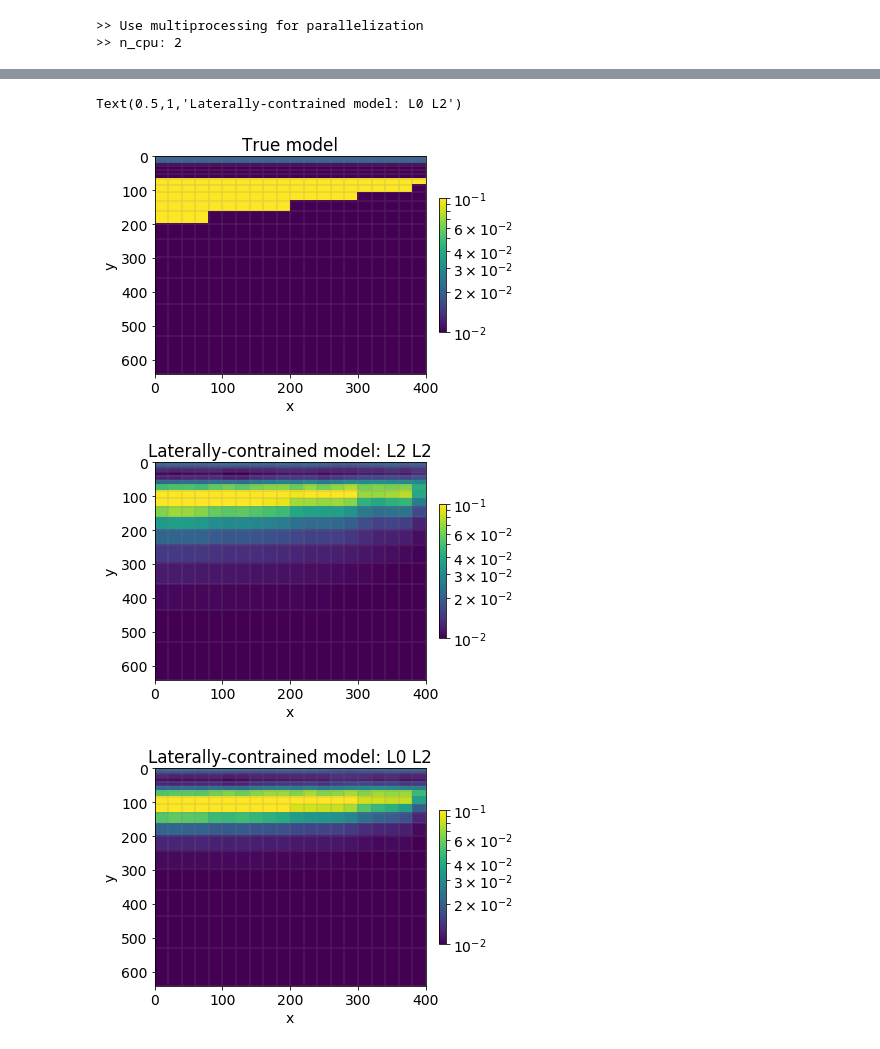
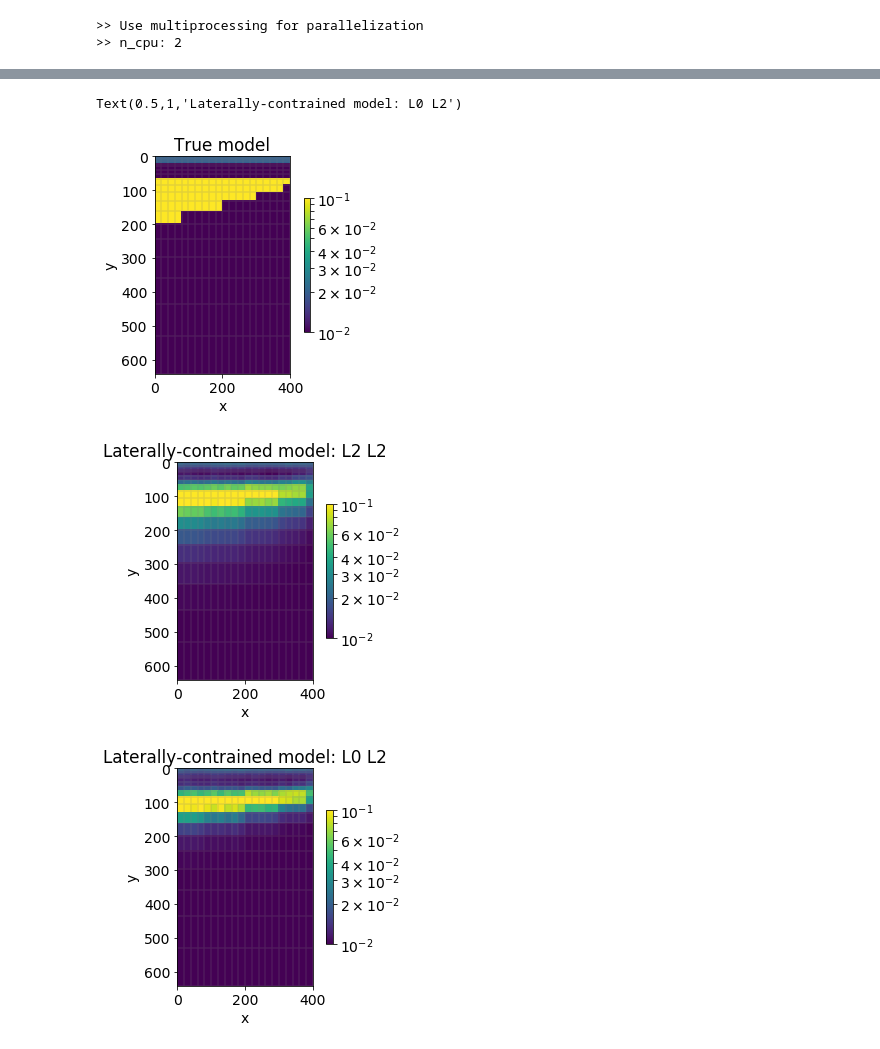
Before and after one commit to simpeg/simpegEM1D, a Jupyter notebook: simpegem1d/notebooks/Test_global_em1d_inversion_td.ipynb, the cells around one changed output, grey strips where cells are left out. Drawn from its saved outputs; the diff is of its cells as text; code cells hidden in the pictures.

```diff
--- a/simpegem1d/notebooks/Test_global_em1d_inversion_td.ipynb
+++ b/simpegem1d/notebooks/Test_global_em1d_inversion_td.ipynb
@@ -128,7 +127,10 @@ reg = Regularization.Sparse(
 p = 0
 qx, qz = 1., 1.
 reg.norms = np.c_[p, qx, qz, 0.]
-IRLS = Directives.Update_IRLS(maxIRLSiter=5, minGNiter=1, fix_Jmatrix=True)
+IRLS = Directives.Update_IRLS(
+    maxIRLSiter=5, minGNiter=1, fix_Jmatrix=True,
+    betaSearch=False
+)
 opt = Optimization.InexactGaussNewton(maxIter = 20)
 invProb = InvProblem.BaseInvProblem(dmisfit, reg, opt)
 beta = Directives.BetaSchedule(coolingFactor=2, coolingRate=1)
@@ -177,39 +180,39 @@ cb = plt.colorbar(
     )[0],
     fraction=0.02, pad=0.04
 )
 
 plt.ylim(mesh.vectorNy.max(), mesh.vectorNy.min())
-plt.gca().set_aspect(0.5)
+plt.gca().set_aspect(1)
 
 plt.title("True model")
 
 cb = plt.colorbar(
     mesh.plotImage(
         sigma_est_l2, grid=True, clim=(1e-2, 1e-1),pcolorOpts={"norm":LogNorm()},
         gridOpts={'alpha':0.2, 'color':'grey'}
     )[0],
     fraction=0.02, pad=0.04
 )
 plt.title("Laterally-contrained model: L2 L2")
 plt.ylim(mesh.vectorNy.max(), mesh.vectorNy.min())
-plt.gca().set_aspect(0.5)
+plt.gca().set_aspect(1)
 
 
 cb = plt.colorbar(
     mesh.plotImage(
         sigma_est, grid=True, clim=(1e-2, 1e-1), pcolorOpts={"norm":LogNorm()},
         gridOpts={'alpha':0.2, 'color':'grey'}
     )[0],
     fraction=0.02, pad=0.04
 )
 plt.ylim(mesh.vectorNy.max(), mesh.vectorNy.min())
-plt.gca().set_aspect(0.5)
+plt.gca().set_aspect(1)
 plt.title("Laterally-contrained model: L0 L2")
 # %% [output]
 Text(0.5,1,'Laterally-contrained model: L0 L2')
-[figure, old version]
+[figure, new version]
-[figure, old version]
+[figure, new version]
-[figure, old version]
+[figure, new version]
 # %%
 PRED = invProb.dpred.reshape((prob.n_sounding, survey.n_time))
 # %%
```
Also changed, not shown: parts of 5 cells of this notebook, 17 other files.
